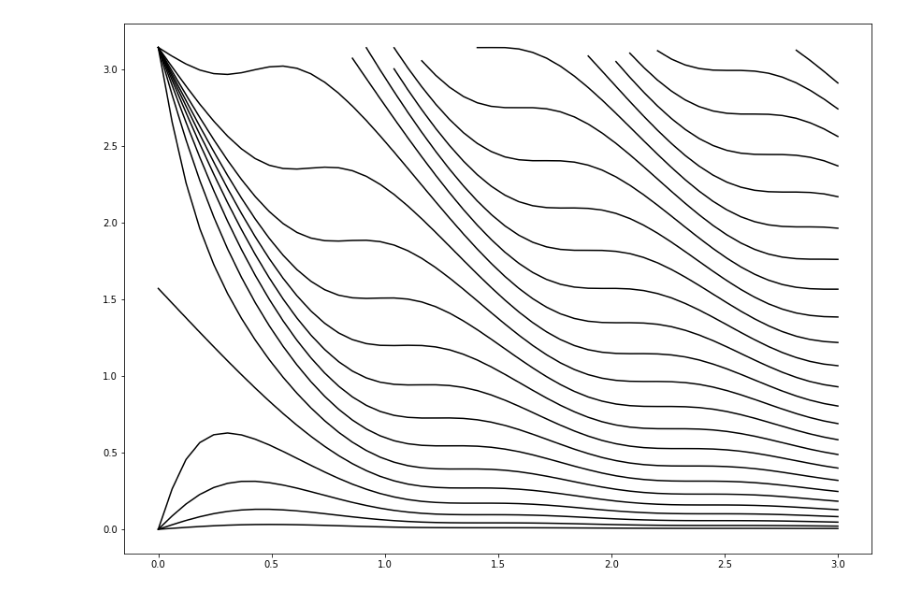
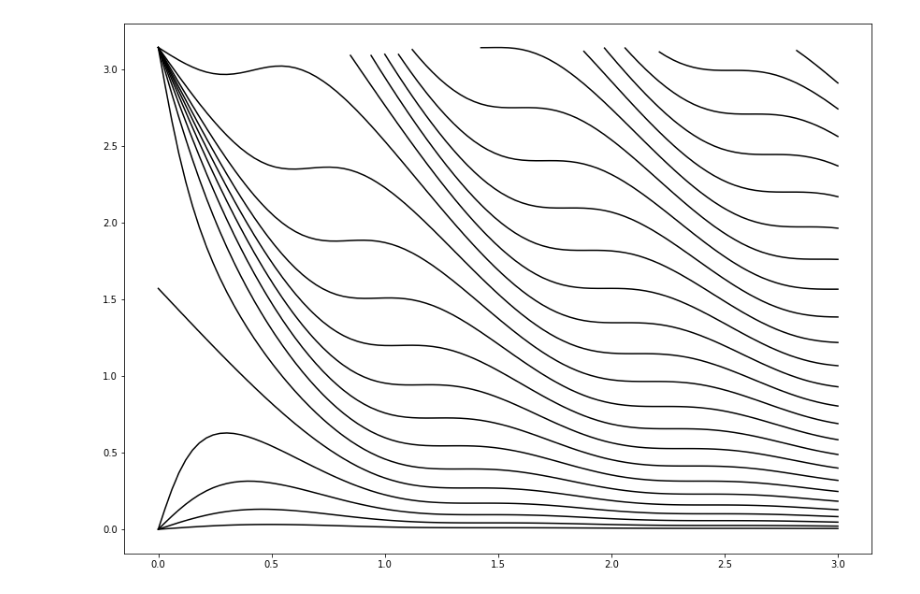
Before and after one commit to OFKadi/Bitirme_Projesi, a Jupyter notebook: Jupyter_Notebooks/phase.ipynb, the cells around one changed output. Drawn from its saved outputs; the diff is of its cells as text; code cells hidden in the pictures.

Commit message:
phase update

```diff
--- a/Jupyter_Notebooks/phase.ipynb
+++ b/Jupyter_Notebooks/phase.ipynb
@@ -31,33 +31,20 @@ def slicer(a):
     return np.append( res[-2], res[-1])
   else:
     return res[-1]
-
-
-nn = 50
-k = np.linspace(0.0001, 3*np.pi, nn)
-dq = 0.1*np.pi
-q = 0.1*np.pi
-
-
-fig = plt.figure()
-ax = fig.add_axes([0.1, 0.1, 0.6, 0.75])
-fig.set_size_inches(18.5, 10.5)
-
-for i in range(25):
-  f = 100
-  phase = phaseShiftFunc(k, q)
-  if i == f:
-    b = phase.copy()
-    print(phase)
-  phase = slicer(phase)
-  q = q + dq
-
-
-  if i == f:
-    a = phase.copy()
-    print(phase)
-
-  #ax.plot(k/np.pi, phase, 'k')
-  ax.plot(k[-phase.size:]/np.pi, phase, 'k')
-# %% [output]
-[figure, removed]
+# %%
+nn = 100
+k = np.linspace(0.0001, 3*np.pi, nn)
+dq = 0.1*np.pi
+q = 0.1*np.pi
+
+fig = plt.figure()
+ax = fig.add_axes([0.1, 0.1, 0.6, 0.75])
+fig.set_size_inches(18.5, 10.5)
+
+for i in range(25):
+  phase = phaseShiftFunc(k, q)
+  phase = slicer(phase)
+  q = q + dq
+  ax.plot(k[-phase.size:]/np.pi, phase, 'k')
+# %% [output]
+[figure, added]
```
